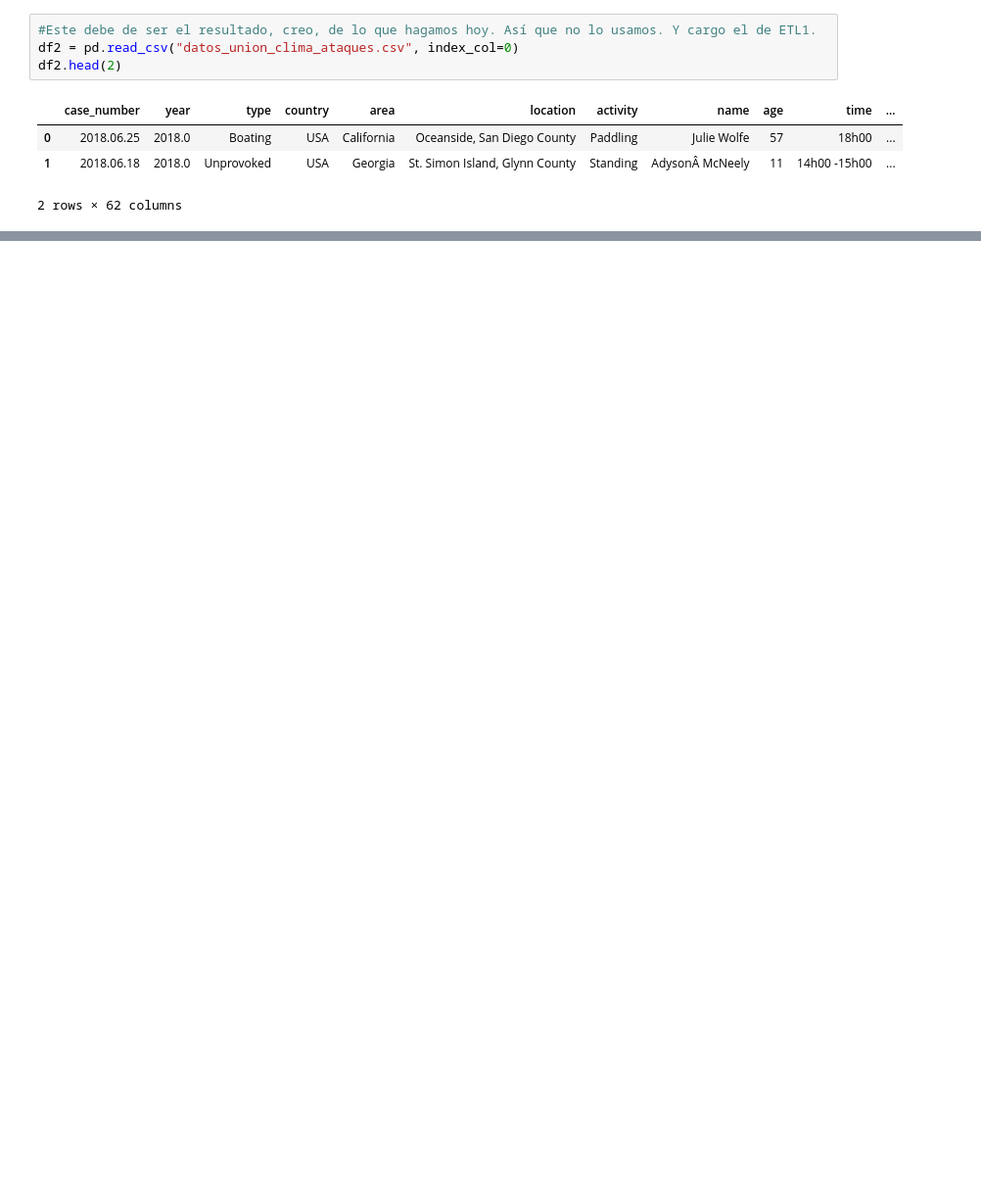
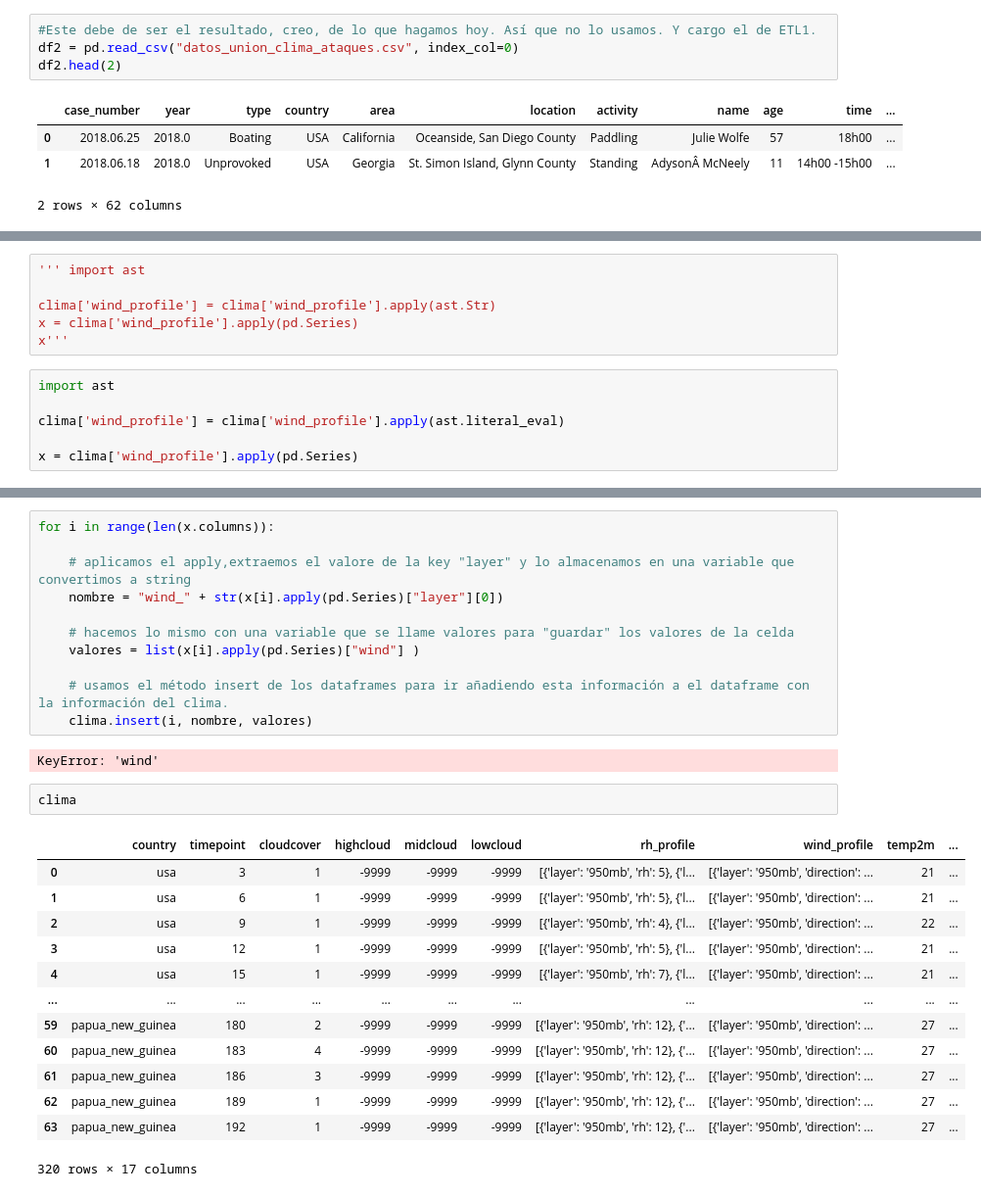
Before and after one commit to Adalab/Adalab-DA-promo-A-module-2-pairprog-2-pair-1-Guada_Lara, a Jupyter notebook: ETL/2. Pair_Prog_ETL_2.ipynb, the cells around one changed output, grey strips where cells are left out. Shown at 98% size. Cells and saved outputs as stored; diff of their text form; blank space fills up the shorter version.

```diff
--- a/ETL/2. Pair_Prog_ETL_2.ipynb
+++ b/ETL/2. Pair_Prog_ETL_2.ipynb
@@ -51,0 +89,12 @@ clima.head()
+# %%
+''' import ast
+
+clima['wind_profile'] = clima['wind_profile'].apply(ast.Str)
+x = clima['wind_profile'].apply(pd.Series)
+x'''
+# %%
+import ast
+
+clima['wind_profile'] = clima['wind_profile'].apply(ast.literal_eval)
+
+x = clima['wind_profile'].apply(pd.Series)
@@ -51,0 +123,29 @@ clima.head()
+# %%
+for i in range(len(x.columns)):
+
+    # aplicamos el apply,extraemos el valore de la key "layer" y lo almacenamos en una variable que convertimos a string
+    nombre = "wind_" + str(x[i].apply(pd.Series)["layer"][0])
+
+    # hacemos lo mismo con una variable que se llame valores para "guardar" los valores de la celda
+    valores = list(x[i].apply(pd.Series)["wind"] )
+
+    # usamos el método insert de los dataframes para ir añadiendo esta información a el dataframe con la información del clima.
+    clima.insert(i, nombre, valores)
+# %% [output]
+KeyError: 'wind'
+# %%
+clima
+# %% [output]
+|  | country | timepoint | cloudcover | highcloud | midcloud | lowcloud | rh_profile | wind_profile | temp2m | ... |
+| 0 | usa | 3 | 1 | -9999 | -9999 | -9999 | [{'layer': '950mb', 'rh': 5}, {'l... | [{'layer': '950mb', 'direction': ... | 21 | ... |
+| 1 | usa | 6 | 1 | -9999 | -9999 | -9999 | [{'layer': '950mb', 'rh': 5}, {'l... | [{'layer': '950mb', 'direction': ... | 21 | ... |
+| 2 | usa | 9 | 1 | -9999 | -9999 | -9999 | [{'layer': '950mb', 'rh': 4}, {'l... | [{'layer': '950mb', 'direction': ... | 22 | ... |
+| 3 | usa | 12 | 1 | -9999 | -9999 | -9999 | [{'layer': '950mb', 'rh': 5}, {'l... | [{'layer': '950mb', 'direction': ... | 21 | ... |
+| 4 | usa | 15 | 1 | -9999 | -9999 | -9999 | [{'layer': '950mb', 'rh': 7}, {'l... | [{'layer': '950mb', 'direction': ... | 21 | ... |
+| ... | ... | ... | ... | ... | ... | ... | ... | ... | ... | ... |
+| 59 | papua_new_guinea | 180 | 2 | -9999 | -9999 | -9999 | [{'layer': '950mb', 'rh': 12}, {'... | [{'layer': '950mb', 'direction': ... | 27 | ... |
+| 60 | papua_new_guinea | 183 | 4 | -9999 | -9999 | -9999 | [{'layer': '950mb', 'rh': 12}, {'... | [{'layer': '950mb', 'direction': ... | 27 | ... |
+| 61 | papua_new_guinea | 186 | 3 | -9999 | -9999 | -9999 | [{'layer': '950mb', 'rh': 12}, {'... | [{'layer': '950mb', 'direction': ... | 27 | ... |
+| 62 | papua_new_guinea | 189 | 1 | -9999 | -9999 | -9999 | [{'layer': '950mb', 'rh': 12}, {'... | [{'layer': '950mb', 'direction': ... | 27 | ... |
+| 63 | papua_new_guinea | 192 | 1 | -9999 | -9999 | -9999 | [{'layer': '950mb', 'rh': 12}, {'... | [{'layer': '950mb', 'direction': ... | 27 | ... |
+320 rows × 17 columns
```
Also changed, not shown: parts of 11 cells of this notebook.
